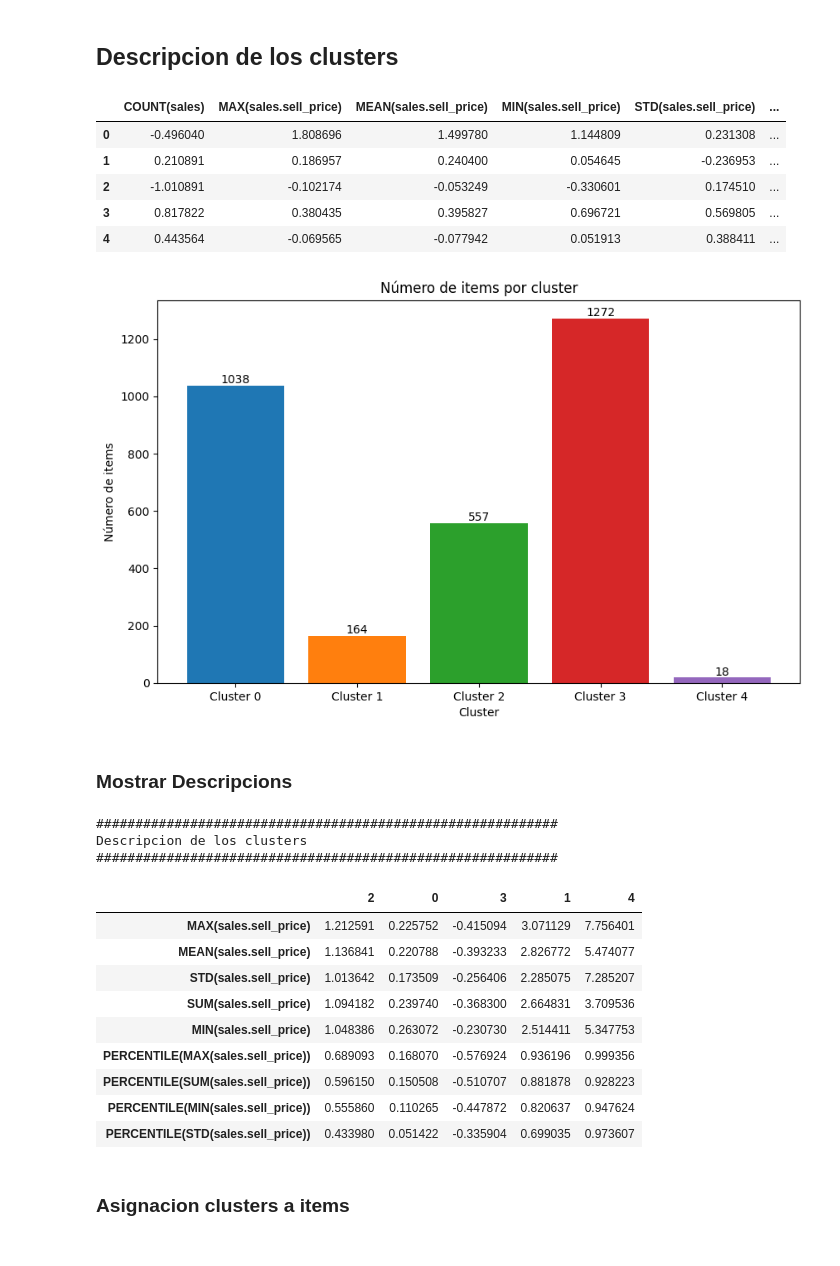
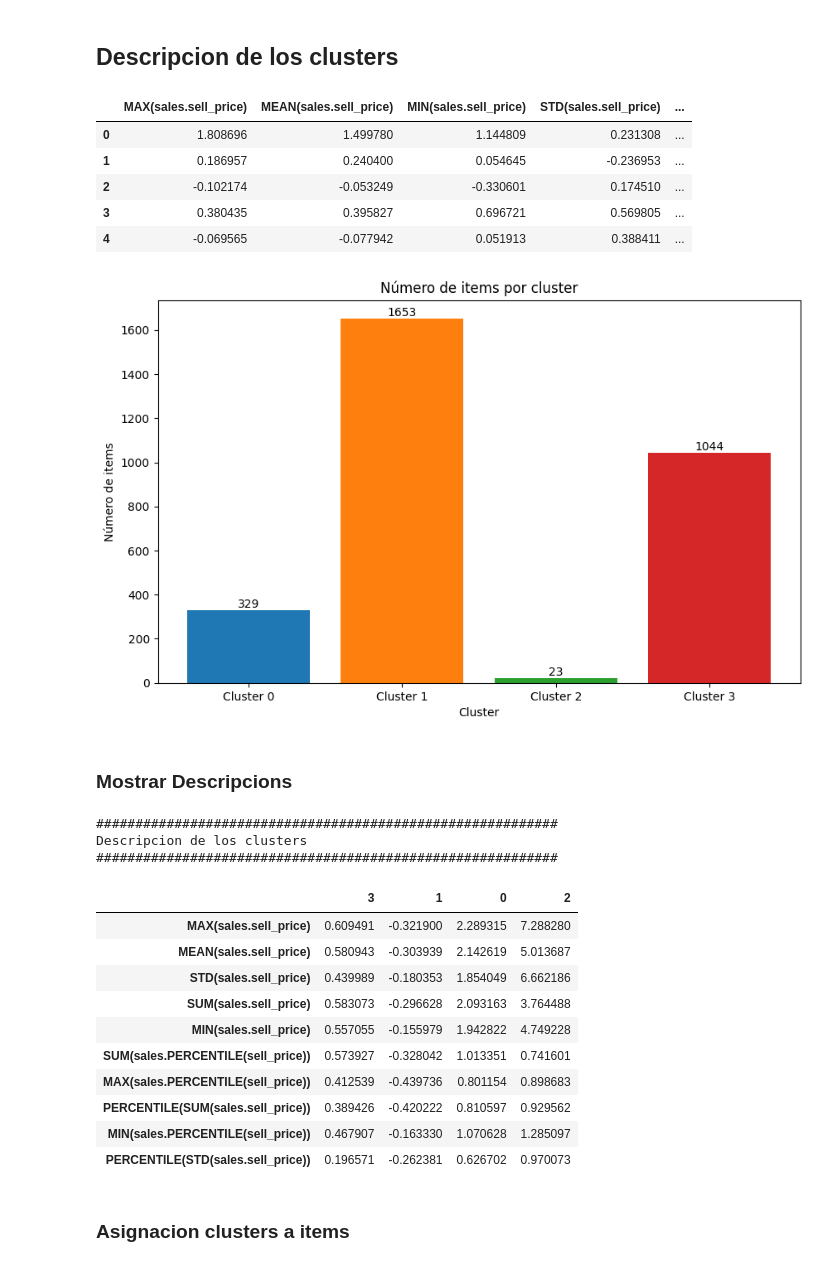
Before and after one commit to antonioMateos/grupo2retail_0424, a Jupyter notebook: 03_Clustering/03_Clustering_Productos_v2.ipynb, the cells around one changed output. Drawn from its saved outputs; the diff is of its cells as text; code cells hidden in the pictures.

```diff
--- a/03_Clustering/03_Clustering_Productos_v2.ipynb
+++ b/03_Clustering/03_Clustering_Productos_v2.ipynb
@@ -385,0 +288,23 @@ from modules import preprocessing_module as pm
+# %%
+# V3
+# substrings = ['.units)', '.raw_earn)'] # Nos quedamos solo con las que afectan al precio de venta
+substrings = ['raw_earn'] # Nos quedamos solo con las que afectan a los ingresos
+
+feat_selected = fcm.select_features(features_descriptions, substrings)
+
+print(f'Length Feats Selected: {len(feat_selected)}')
+# display(feat_selected)
+
+feature_matrix_selected = feature_matrix[feat_selected].copy()
+
+# display(feature_matrix_selected.head(5))
+
+# Aplicar filtros a las caracteristicas creadas
+# Remove low information, highly correlated, highly null and single value features
+filtered_feature_matrix = fcm.filter_feature_matrix(feature_matrix_selected)
+
+# Renombrar características si es necesario # Evitamos este paso de momento
+# feature_matrix_renamed = fcm.rename_features(filtered_feature_matrix, price_range_features)
+feature_matrix_renamed = filtered_feature_matrix.copy()
+
+display(feature_matrix_renamed.head(5))
@@ -410,6 +337,5 @@ km_m.plot_elbow_silhouette(scaled_df, 30)
 # %%
-# Apreciamos varias opciones 5 o 6
-optimal_k = 5
+optimal_k = 4
 
 kmeans_model, feature_matrix_with_clusters = km_m.apply_kmeans_and_plot(optimal_k, scaled_df, feature_matrix_renamed)
 
@@ -633,7 +537,7 @@ ___
 ## Selección caracteristicas
 # %%
 # V3
-substrings = ['(sales)', '.sell_price)'] # Nos quedamos solo con las que afectan al precio de venta
+substrings = ['sell_price'] # Nos quedamos solo con las que afectan al precio de venta
 
 feat_selected = fcm.select_features(features_descriptions, substrings)
 
@@ -693,6 +597,5 @@ km_m.plot_elbow_silhouette(scaled_df, 30)
 # %%
-# Apreciamos varias opciones 5 o 6
-optimal_k = 5
+optimal_k = 4
 
 kmeans_model, feature_matrix_with_clusters = km_m.apply_kmeans_and_plot(optimal_k, scaled_df, feature_matrix_renamed)
 
@@ -778,32 +681,30 @@ pca_df, importance_df = km_m.redux_dimensions_pca_and_cluster(preprocessed_df, n
 ## Descripcion de los clusters
 # %%
 # Ejecutar PCA y clustering
-optimal_k = 5
+optimal_k = 4
 n_components = 1
 
 df_with_pca, importance_df = km_m.pca_and_cluster(scaled_df, n_clusters=optimal_k, n_components=n_components)
 
 # Mostrar el DataFrame con PCA y clustering
 display(df_with_pca.head(5))
 
 # Graficar la cantidad de items por cluster
 # km_m.plot_items_per_cluster(df_with_pca)
 show_clusters = km_m.plot_cluster_sizes(df_with_pca)
 # %% [output]
-|  | COUNT(sales) | MAX(sales.sell_price) | MEAN(sales.sell_price) | MIN(sales.sell_price) | STD(sales.sell_price) | ... |
-| 0 | -0.496040 | 1.808696 | 1.499780 | 1.144809 | 0.231308 | ... |
-| 1 | 0.210891 | 0.186957 | 0.240400 | 0.054645 | -0.236953 | ... |
-| 2 | -1.010891 | -0.102174 | -0.053249 | -0.330601 | 0.174510 | ... |
-| 3 | 0.817822 | 0.380435 | 0.395827 | 0.696721 | 0.569805 | ... |
-| 4 | 0.443564 | -0.069565 | -0.077942 | 0.051913 | 0.388411 | ... |
+|  | MAX(sales.sell_price) | MEAN(sales.sell_price) | MIN(sales.sell_price) | STD(sales.sell_price) | ... |
+| 0 | 1.808696 | 1.499780 | 1.144809 | 0.231308 | ... |
+| 1 | 0.186957 | 0.240400 | 0.054645 | -0.236953 | ... |
+| 2 | -0.102174 | -0.053249 | -0.330601 | 0.174510 | ... |
+| 3 | 0.380435 | 0.395827 | 0.696721 | 0.569805 | ... |
+| 4 | -0.069565 | -0.077942 | 0.051913 | 0.388411 | ... |
-[figure, old version]
+[figure, new version]
 # %% [markdown]
 ### Mostrar Descripcions
 # %%
 # Seleccionamos las features según su importancia en el componente principal
 importance_df_filt = importance_df[importance_df['Loading_PC1'] >= 0.05]
-
-importance_df_filt
 
 # Crear y mostrar descripciones de los clusters
 description_df = km_m.create_cluster_descriptions(df_with_pca, importance_df_filt)
@@ -815,16 +716,17 @@ display(description_df)
 ###########################################################
 Descripcion de los clusters
 ###########################################################
-|  | 2 | 0 | 3 | 1 | 4 |
-| MAX(sales.sell_price) | 1.212591 | 0.225752 | -0.415094 | 3.071129 | 7.756401 |
-| MEAN(sales.sell_price) | 1.136841 | 0.220788 | -0.393233 | 2.826772 | 5.474077 |
-| STD(sales.sell_price) | 1.013642 | 0.173509 | -0.256406 | 2.285075 | 7.285207 |
-| SUM(sales.sell_price) | 1.094182 | 0.239740 | -0.368300 | 2.664831 | 3.709536 |
-| MIN(sales.sell_price) | 1.048386 | 0.263072 | -0.230730 | 2.514411 | 5.347753 |
-| PERCENTILE(MAX(sales.sell_price)) | 0.689093 | 0.168070 | -0.576924 | 0.936196 | 0.999356 |
-| PERCENTILE(SUM(sales.sell_price)) | 0.596150 | 0.150508 | -0.510707 | 0.881878 | 0.928223 |
-| PERCENTILE(MIN(sales.sell_price)) | 0.555860 | 0.110265 | -0.447872 | 0.820637 | 0.947624 |
-| PERCENTILE(STD(sales.sell_price)) | 0.433980 | 0.051422 | -0.335904 | 0.699035 | 0.973607 |
+|  | 3 | 1 | 0 | 2 |
+| MAX(sales.sell_price) | 0.609491 | -0.321900 | 2.289315 | 7.288280 |
+| MEAN(sales.sell_price) | 0.580943 | -0.303939 | 2.142619 | 5.013687 |
+| STD(sales.sell_price) | 0.439989 | -0.180353 | 1.854049 | 6.662186 |
+| SUM(sales.sell_price) | 0.583073 | -0.296628 | 2.093163 | 3.764488 |
+| MIN(sales.sell_price) | 0.557055 | -0.155979 | 1.942822 | 4.749228 |
+| SUM(sales.PERCENTILE(sell_price)) | 0.573927 | -0.328042 | 1.013351 | 0.741601 |
+| MAX(sales.PERCENTILE(sell_price)) | 0.412539 | -0.439736 | 0.801154 | 0.898683 |
+| PERCENTILE(SUM(sales.sell_price)) | 0.389426 | -0.420222 | 0.810597 | 0.929562 |
+| MIN(sales.PERCENTILE(sell_price)) | 0.467907 | -0.163330 | 1.070628 | 1.285097 |
+| PERCENTILE(STD(sales.sell_price)) | 0.196571 | -0.262381 | 0.626702 | 0.970073 |
 # %% [markdown]
 ### Asignacion clusters a items
 # %%
```
Also changed, not shown: parts of 84 cells of this notebook, 13 other files.
